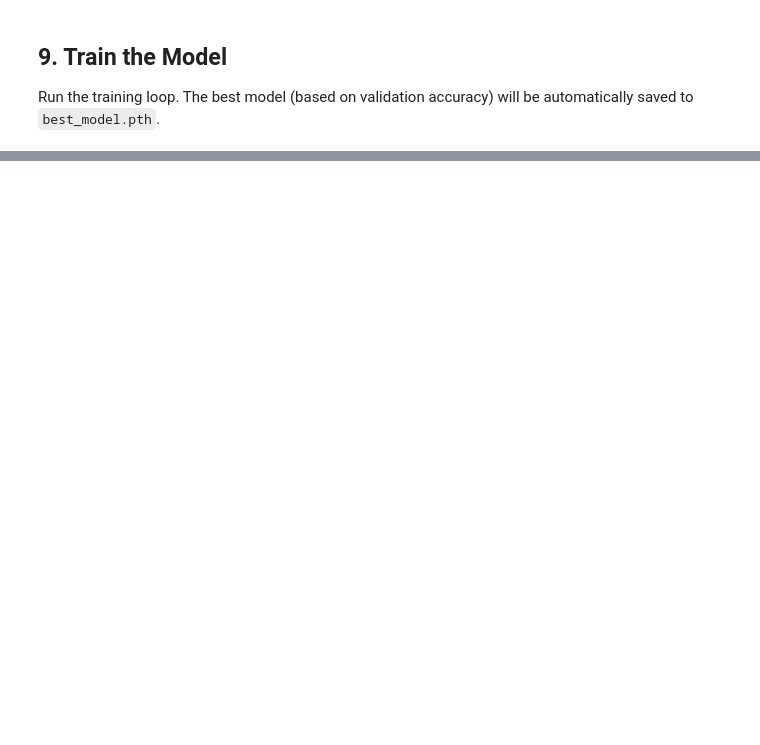
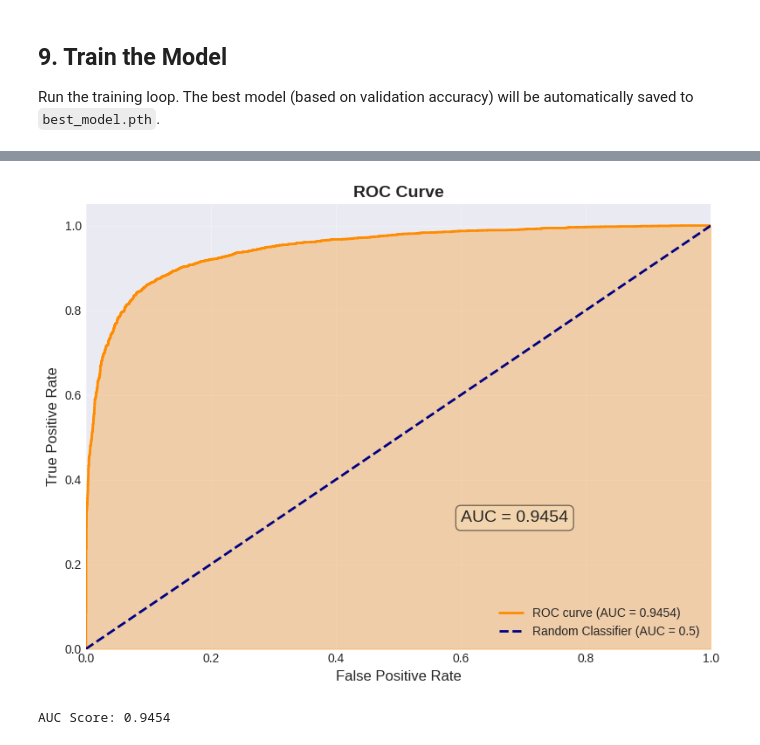
Before and after one commit to JakkoT/IDS-AI-Image-detection, a Jupyter notebook: model.ipynb, the cells around one changed output, grey strips where cells are left out. Drawn from its saved outputs; the diff is of its cells as text; code cells hidden in the pictures; blank space fills up the shorter version.

```diff
--- a/model.ipynb
+++ b/model.ipynb
@@ -417,0 +623,34 @@ print(f"F1 Score:  {f1:.4f}")
+# %%
+# Calculate ROC curve and AUC
+fpr, tpr, thresholds = roc_curve(all_labels, all_probs)
+roc_auc = auc(fpr, tpr)
+
+# Plot ROC curve
+fig, ax = plt.subplots(figsize=(8, 6))
+
+ax.plot(fpr, tpr, color='darkorange', lw=2, label=f'ROC curve (AUC = {roc_auc:.4f})')
+ax.plot([0, 1], [0, 1], color='navy', lw=2, linestyle='--', label='Random Classifier (AUC = 0.5)')
+
+# Fill area under curve
+ax.fill_between(fpr, tpr, alpha=0.3, color='darkorange')
+
+ax.set_xlim([0.0, 1.0])
+ax.set_ylim([0.0, 1.05])
+ax.set_xlabel('False Positive Rate', fontsize=12)
+ax.set_ylabel('True Positive Rate', fontsize=12)
+ax.set_title('ROC Curve', fontsize=14, fontweight='bold')
+ax.legend(loc='lower right', fontsize=10)
+ax.grid(True, alpha=0.3)
+
+# Add AUC annotation
+ax.annotate(f'AUC = {roc_auc:.4f}', xy=(0.6, 0.3), fontsize=14,
+            bbox=dict(boxstyle='round', facecolor='wheat', alpha=0.5))
+
+plt.tight_layout()
+plt.savefig('roc_curve.png', dpi=150, bbox_inches='tight')
+plt.show()
+
+print(f"\nAUC Score: {roc_auc:.4f}")
+# %% [output]
+[figure, added]
+AUC Score: 0.9454
```
Also changed, not shown: parts of 19 cells of this notebook, 6 other files.
